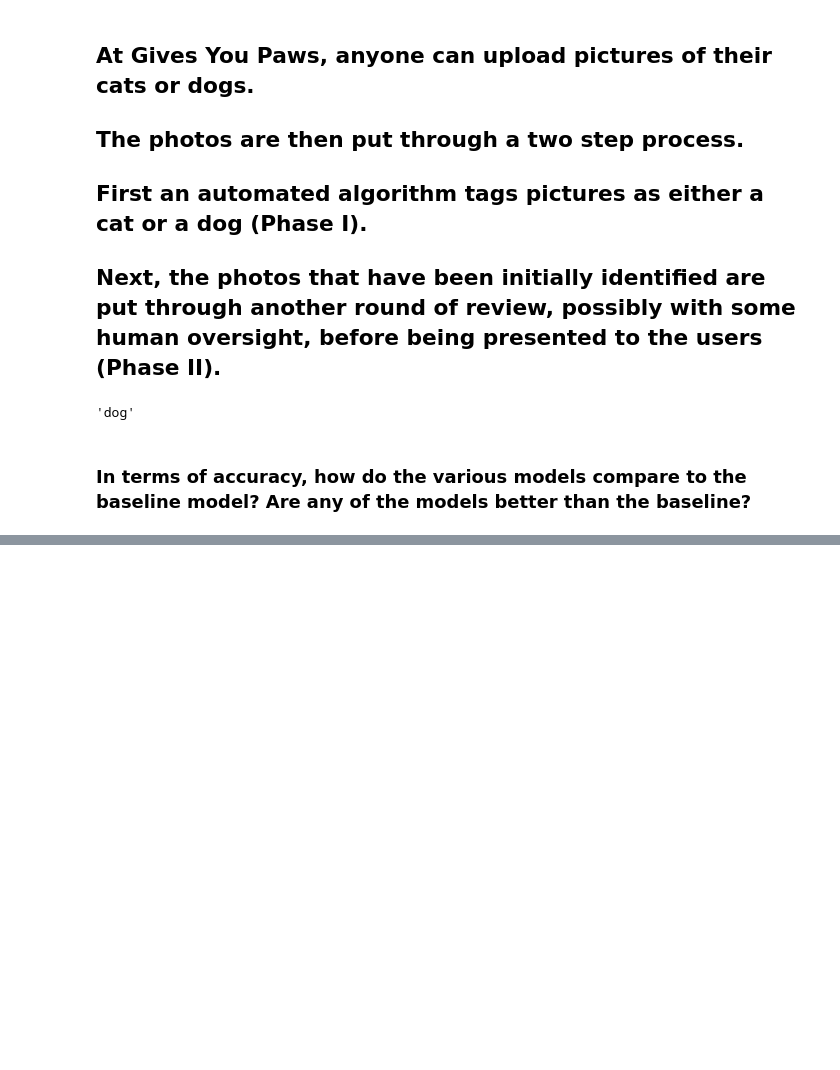
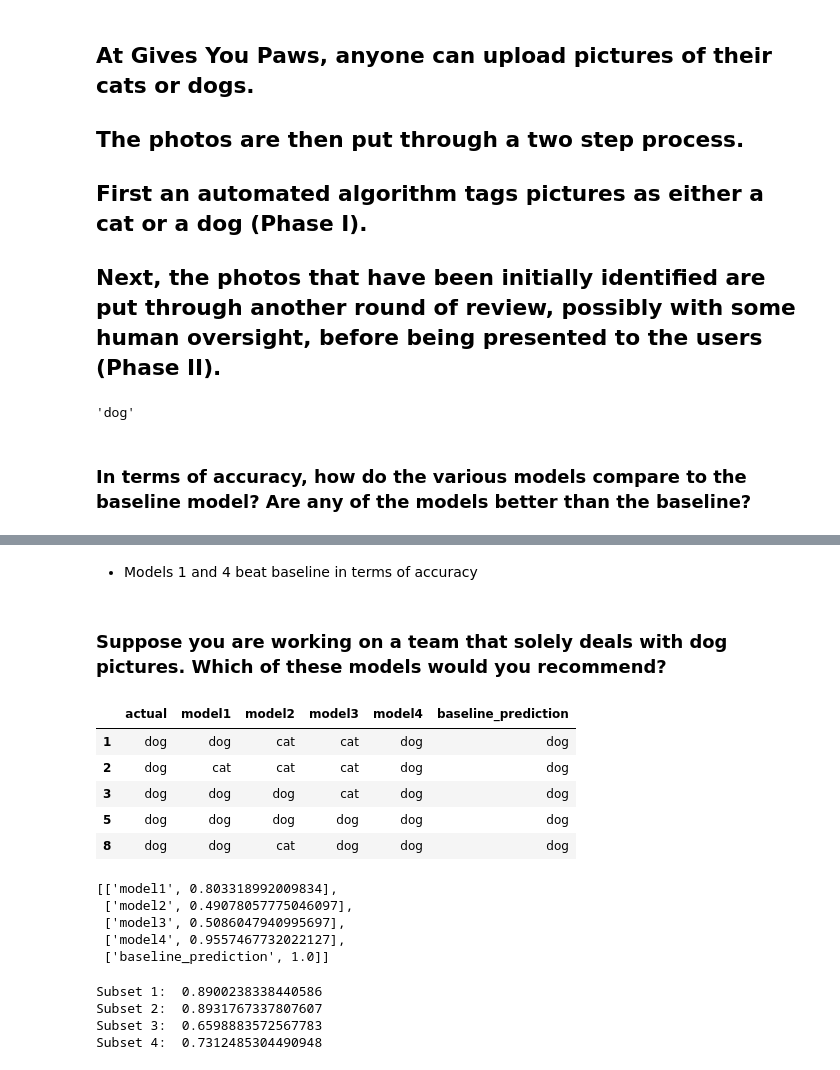
Before and after one commit to Ramiro-Lopez/classification-repo, a Jupyter notebook: model_evaluation.ipynb, the cells around one changed output, grey strips where cells are left out. Drawn from its saved outputs; the diff is of its cells as text; code cells hidden in the pictures; blank space fills up the shorter version.

```diff
--- a/model_evaluation.ipynb
+++ b/model_evaluation.ipynb
@@ -269,0 +328,29 @@ baseline_accuracy
+# %% [markdown]
+- Models 1 and 4 beat baseline in terms of accuracy
+# %% [markdown]
+### Suppose you are working on a team that solely deals with dog pictures. Which of these models would you recommend?
+# %%
+subset = paws[paws['actual'] == 'dog']
+subset.head()
+# %% [output]
+|  | actual | model1 | model2 | model3 | model4 | baseline_prediction |
+| 1 | dog | dog | cat | cat | dog | dog |
+| 2 | dog | cat | cat | cat | dog | dog |
+| 3 | dog | dog | dog | cat | dog | dog |
+| 5 | dog | dog | dog | dog | dog | dog |
+| 8 | dog | dog | cat | dog | dog | dog |
+# %%
+model_recall = []
+
+# for everything except actual so from model1 and on... do something
+for model in subset.columns[1:]:
+    recall = (subset.actual == subset[model]).mean()
+    model_recall.append([model, recall])
+
+model_recall
+# %% [output]
+[['model1', 0.803318992009834],
+ ['model2', 0.49078057775046097],
+ ['model3', 0.5086047940995697],
+ ['model4', 0.9557467732022127],
+ ['baseline_prediction', 1.0]]
@@ -269,0 +362,10 @@ baseline_accuracy
+# %%
+print("Subset 1: ", (subset1.actual == subset1.model1).mean())
+print("Subset 2: ", (subset2.actual == subset2.model2).mean())
+print("Subset 3: ", (subset3.actual == subset3.model3).mean())
+print("Subset 4: ", (subset4.actual == subset4.model4).mean())
+# %% [output]
+Subset 1:  0.8900238338440586
+Subset 2:  0.8931767337807607
+Subset 3:  0.6598883572567783
+Subset 4:  0.7312485304490948
```
Also changed, not shown: parts of 78 cells of this notebook.
